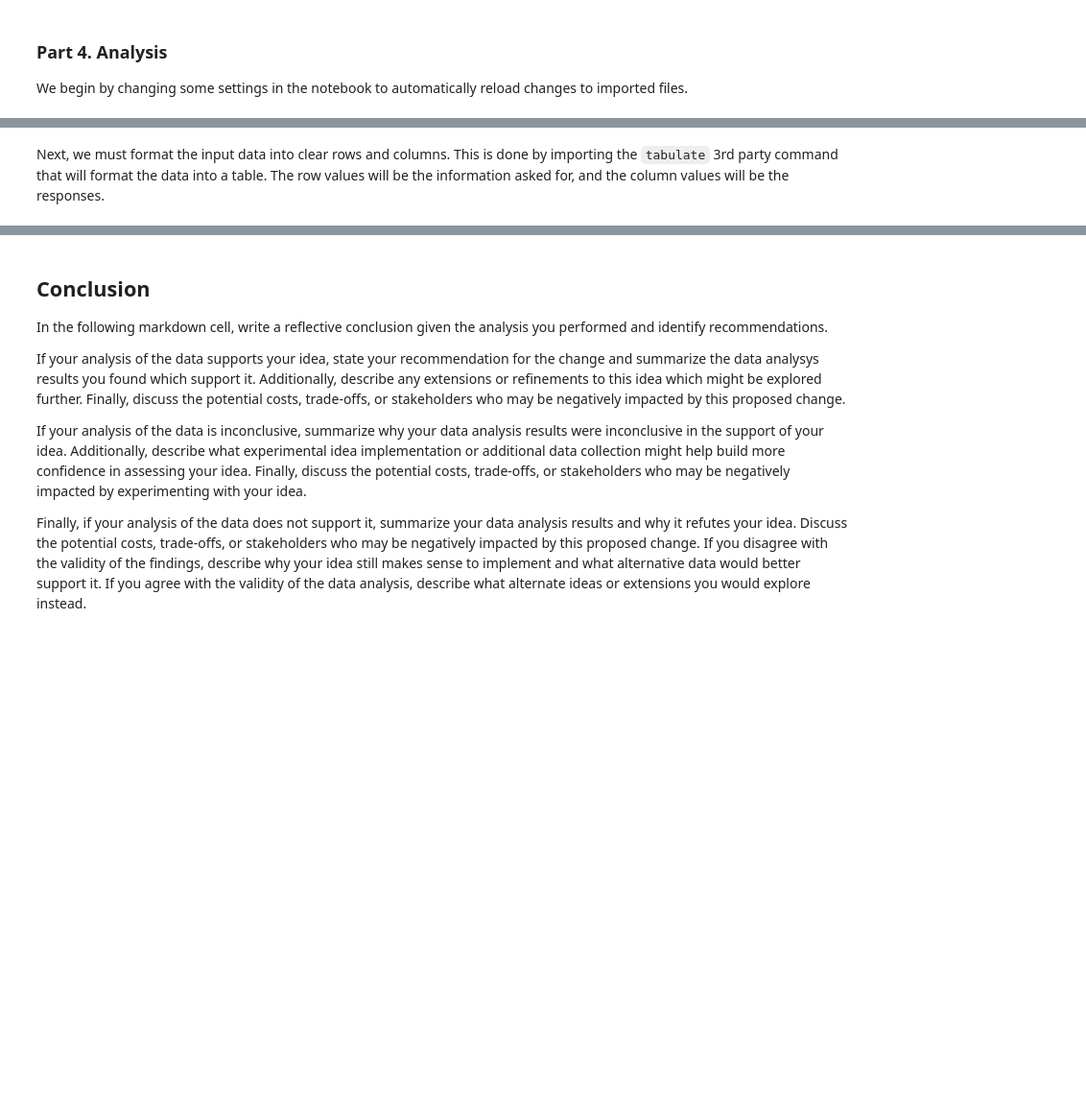
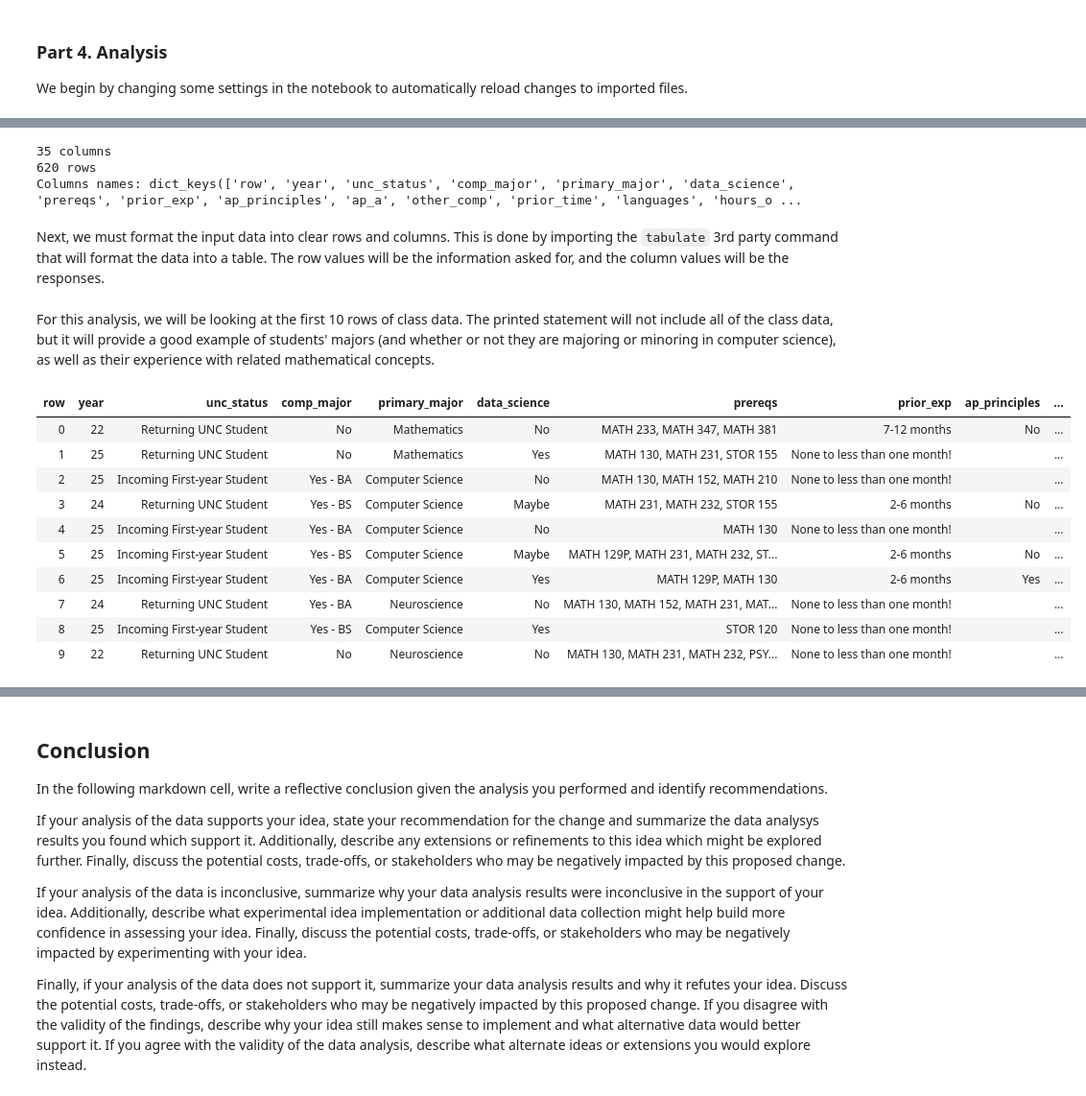
Before and after one commit to comp110-22s/comp110-22s-workspace, a Jupyter notebook: exercises/ex08/analysis.ipynb, the cells around one changed output, grey strips where cells are left out. Shown at 96% size. Drawn from its saved outputs; the diff is of its cells as text; code cells hidden in the pictures; blank space fills up the shorter version.

Commit message:
Imported the first 3 functions in pt. 4!

```diff
--- a/exercises/ex08/analysis.ipynb
+++ b/exercises/ex08/analysis.ipynb
@@ -95,0 +74,9 @@ new_data_table
+# %%
+from data_utils import read_csv_rows
+
+data_rows: list[dict[str, str]] = read_csv_rows(SURVEY_DATA_CSV_FILE_PATH)
+
+print(f"Data File Read: {SURVEY_DATA_CSV_FILE_PATH}")
+print(f"{len(data_rows)} rows")
+print(f"{len(data_rows[0].keys())} columns")
+print(f"Columns names: {data_rows[0].keys()}")
@@ -96,3 +94,15 @@ new_data_table
+# %%
+from data_utils import columnar
+
+data_cols: dict[str, list[str]] = columnar(data_rows)
+
+print(f"{len(data_cols.keys())} columns")
+print(f"{len(data_cols['row'])} rows")
+print(f"Columns names: {data_cols.keys()}")
+# %% [output]
+35 columns
+620 rows
+Columns names: dict_keys(['row', 'year', 'unc_status', 'comp_major', 'primary_major', 'data_science', 'prereqs', 'prior_exp', 'ap_principles', 'ap_a', 'other_comp', 'prior_time', 'languages', 'hours_o ...
 # %% [markdown]
 Next, we must format the input data into clear rows and columns. This is done by importing the `tabulate` 3rd party command that will format the data into a table. The row values will be the information asked for, and the column values will be the responses.
 # %%
@@ -111,0 +110,20 @@ SURVEY_DATA_CSV_FILE_PATH: str = "../../data/survey.csv"
+# %% [markdown]
+For this analysis, we will be looking at the first 10 rows of class data. The printed statement will not include all of the class data, but it will provide a good example of students' majors (and whether or not they are majoring or minoring in computer science), as well as their experience with related mathematical concepts.
+# %%
+from data_utils import head
+
+data_cols_head: dict[str, list[str]] = head(data_cols, 10)
+
+tabulate(data_cols_head, data_cols_head.keys(), "html")
+# %% [output]
+| row | year | unc_status | comp_major | primary_major | data_science | prereqs | prior_exp | ap_principles | ... |
+| 0 | 22 | Returning UNC Student | No | Mathematics | No | MATH 233, MATH 347, MATH 381 | 7-12 months | No | ... |
+| 1 | 25 | Returning UNC Student | No | Mathematics | Yes | MATH 130, MATH 231, STOR 155 | None to less than one month! |  | ... |
+| 2 | 25 | Incoming First-year Student | Yes - BA | Computer Science | No | MATH 130, MATH 152, MATH 210 | None to less than one month! |  | ... |
+| 3 | 24 | Returning UNC Student | Yes - BS | Computer Science | Maybe | MATH 231, MATH 232, STOR 155 | 2-6 months | No | ... |
+| 4 | 25 | Incoming First-year Student | Yes - BA | Computer Science | No | MATH 130 | None to less than one month! |  | ... |
+| 5 | 25 | Incoming First-year Student | Yes - BS | Computer Science | Maybe | MATH 129P, MATH 231, MATH 232, ST... | 2-6 months | No | ... |
+| 6 | 25 | Incoming First-year Student | Yes - BA | Computer Science | Yes | MATH 129P, MATH 130 | 2-6 months | Yes | ... |
+| 7 | 24 | Returning UNC Student | Yes - BA | Neuroscience | No | MATH 130, MATH 152, MATH 231, MAT... | None to less than one month! |  | ... |
+| 8 | 25 | Incoming First-year Student | Yes - BS | Computer Science | Yes | STOR 120 | None to less than one month! |  | ... |
+| 9 | 22 | Returning UNC Student | No | Neuroscience | No | MATH 130, MATH 231, MATH 232, PSY... | None to less than one month! |  | ... |
```
Also changed, not shown: parts of 11 cells of this notebook, 1 other file.
